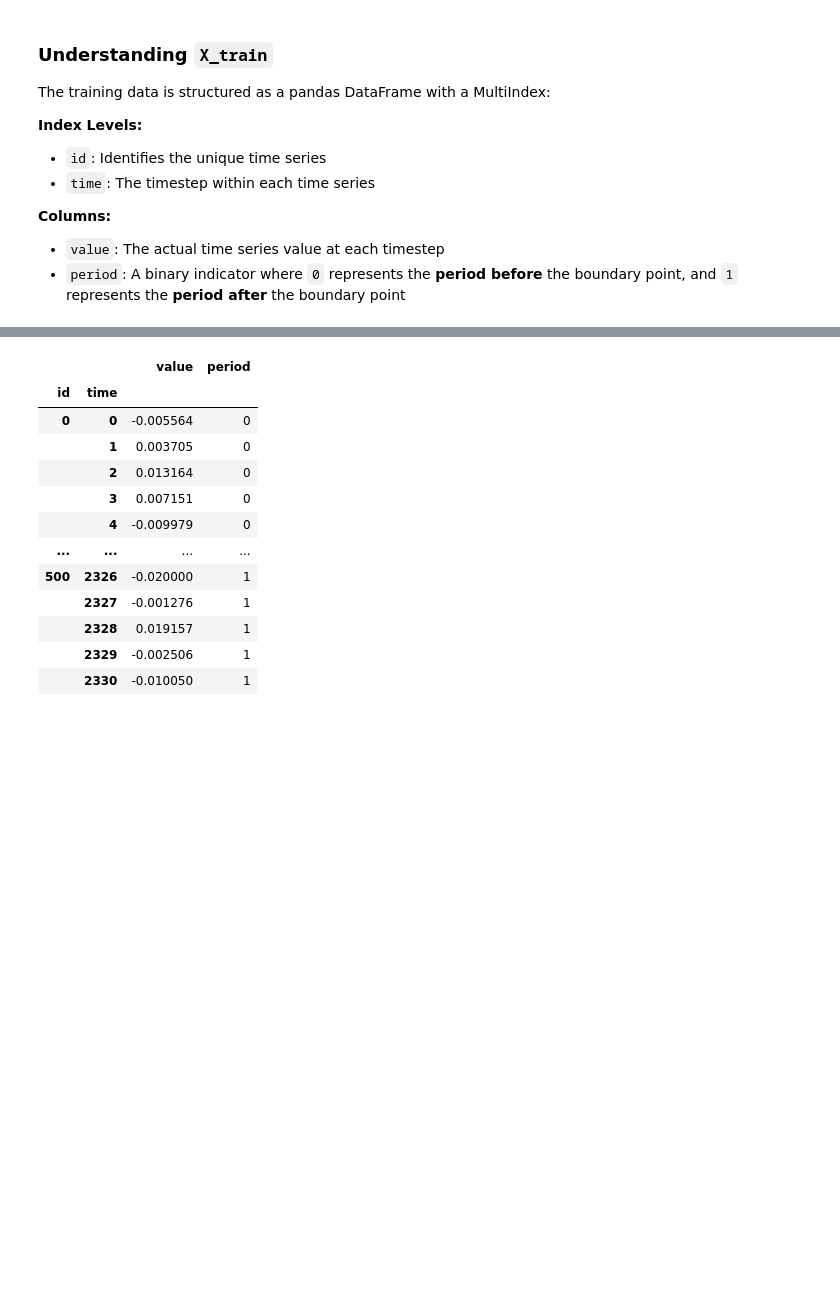
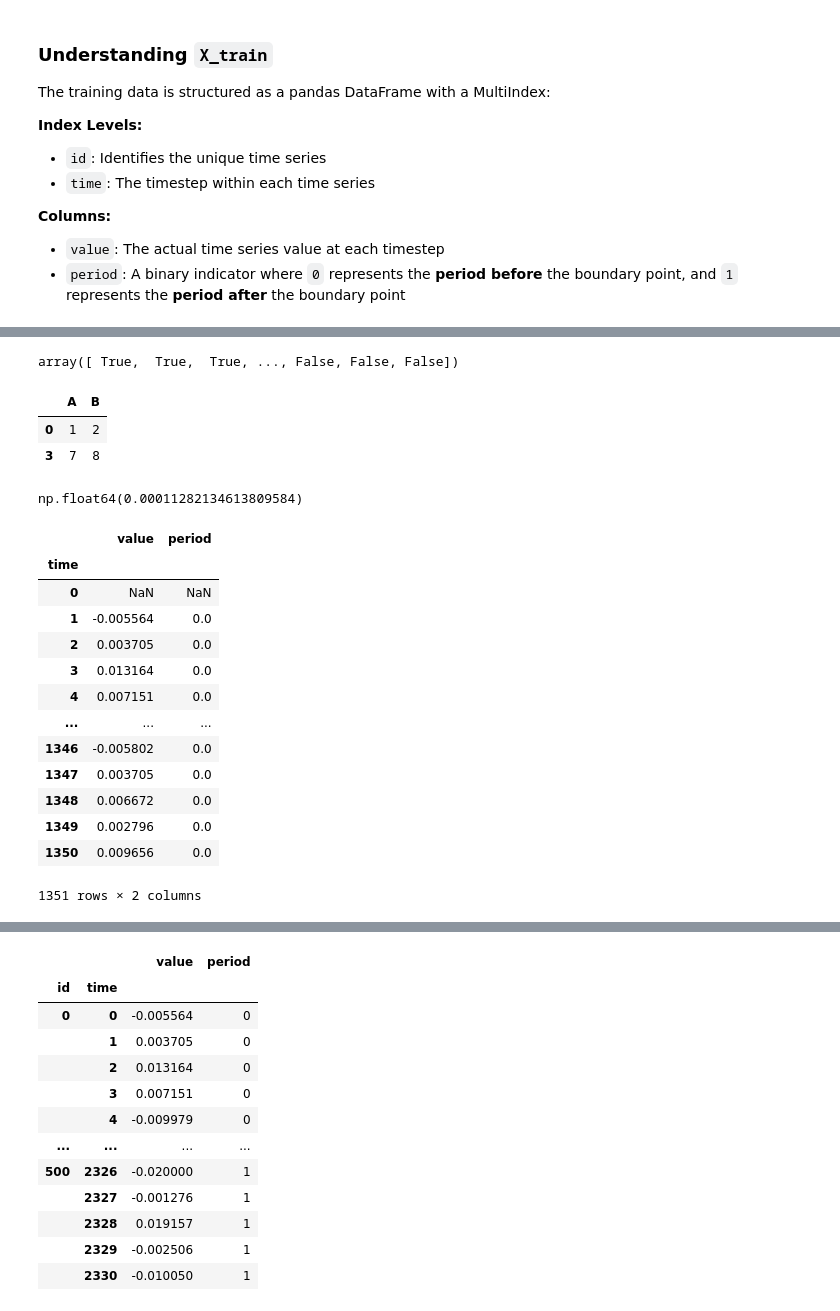
Before and after one commit to Zpazza/structured-data, a Jupyter notebook: competitions/structural-break/quickstarters/baseline/baseline.ipynb, the cells around one changed output, grey strips where cells are left out. Cells and saved outputs as stored; diff of their text form; code cells hidden in the pictures; blank space fills up the shorter version.

```diff
--- a/competitions/structural-break/quickstarters/baseline/baseline.ipynb
+++ b/competitions/structural-break/quickstarters/baseline/baseline.ipynb
@@ -253,0 +163,6 @@ ks_test_results #This returns, for each sample data the results of a ks test
+# %%
+idx = data.loc[0].period == 0
+idx = np.array(idx)
+idx
+# %% [output]
+array([ True,  True,  True, ..., False, False, False])
@@ -253,0 +172,6 @@ ks_test_results #This returns, for each sample data the results of a ks test
+# %%
+dummy_df.loc[dummy_idx]
+# %% [output]
+|  | A | B |
+| 0 | 1 | 2 |
+| 3 | 7 | 8 |
@@ -253,0 +198,21 @@ ks_test_results #This returns, for each sample data the results of a ks test
+# %%
+squared_diff1.value.mean()
+# %% [output]
+np.float64(0.00011282134613809584)
+# %%
+smp1_shift
+# %% [output]
+|  | value | period |
+| time |  |  |
+| 0 | NaN | NaN |
+| 1 | -0.005564 | 0.0 |
+| 2 | 0.003705 | 0.0 |
+| 3 | 0.013164 | 0.0 |
+| 4 | 0.007151 | 0.0 |
+| ... | ... | ... |
+| 1346 | -0.005802 | 0.0 |
+| 1347 | 0.003705 | 0.0 |
+| 1348 | 0.006672 | 0.0 |
+| 1349 | 0.002796 | 0.0 |
+| 1350 | 0.009656 | 0.0 |
+1351 rows × 2 columns
```
Also changed, not shown: parts of 24 cells of this notebook.
